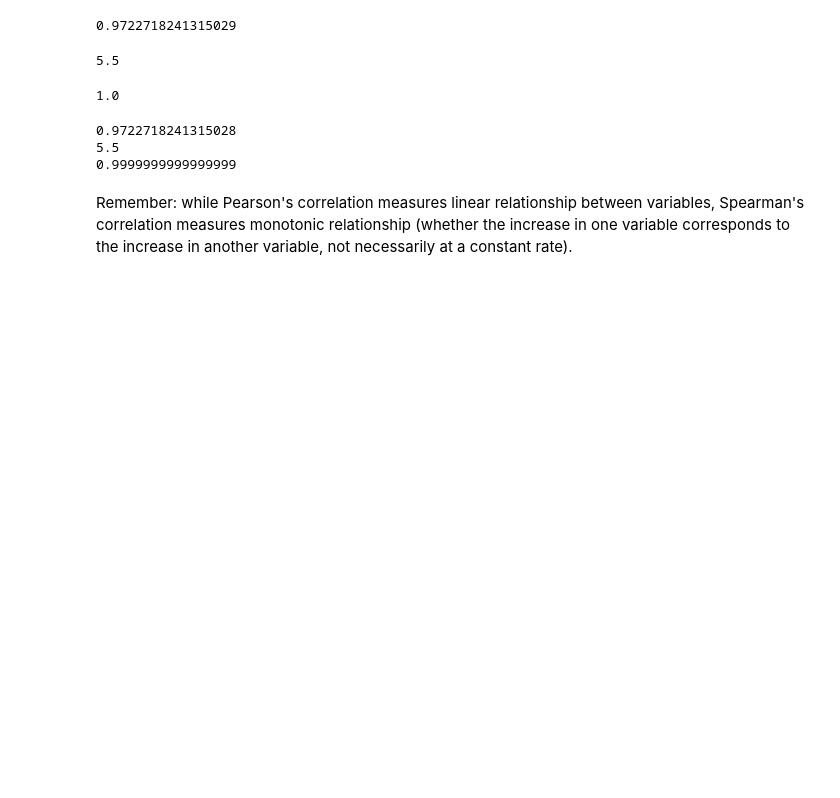
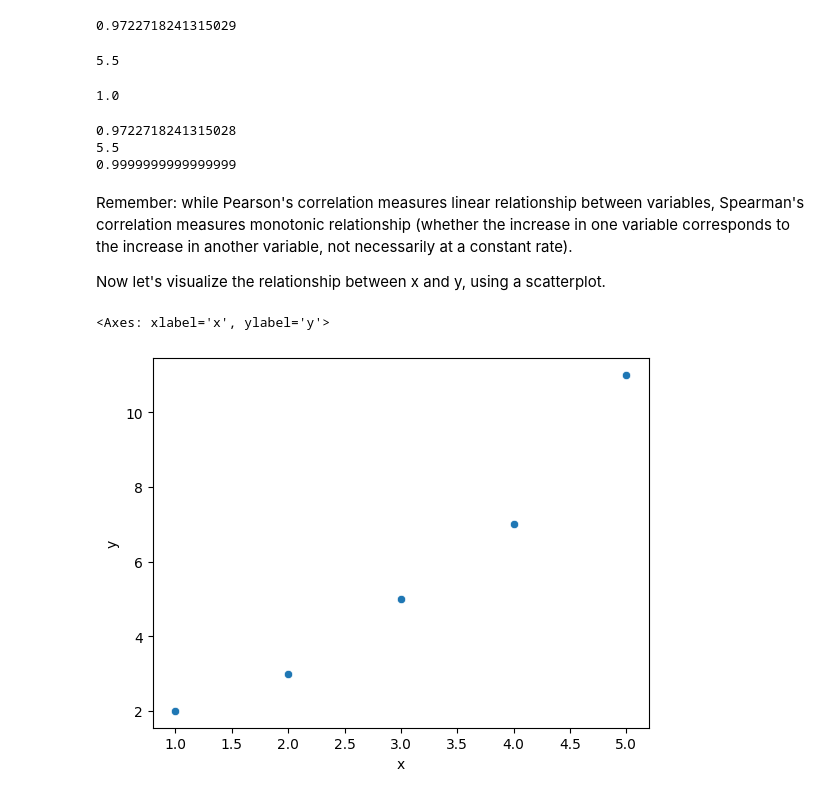
Before and after one commit to delinai/schulich_ds1, a Jupyter notebook: Module1_and_2_DescriptiveStats.ipynb, the cells around one changed output. Saved outputs shown, nothing was run; the diff lists cells and outputs as text; code cells hidden in the pictures; blank space fills up the shorter version.

```diff
--- a/Module1_and_2_DescriptiveStats.ipynb
+++ b/Module1_and_2_DescriptiveStats.ipynb
@@ -289,3 +289,15 @@ print(spearmanr(x, y).correlation)
 0.9999999999999999
 # %% [markdown]
 Remember: while Pearson's correlation measures linear relationship between variables, Spearman's correlation measures monotonic relationship (whether the increase in one variable corresponds to the increase in another variable, not necessarily at a constant rate).
+
+Now let's visualize the relationship between x and y, using a scatterplot.
+# %%
+data = pd.DataFrame({
+    'x': x,
+    'y': y
+})
+
+sns.scatterplot(data=data, x='x', y='y')
+# %% [output]
+<Axes: xlabel='x', ylabel='y'>
+[figure, added]
```
Also changed, not shown: 3 other files.
